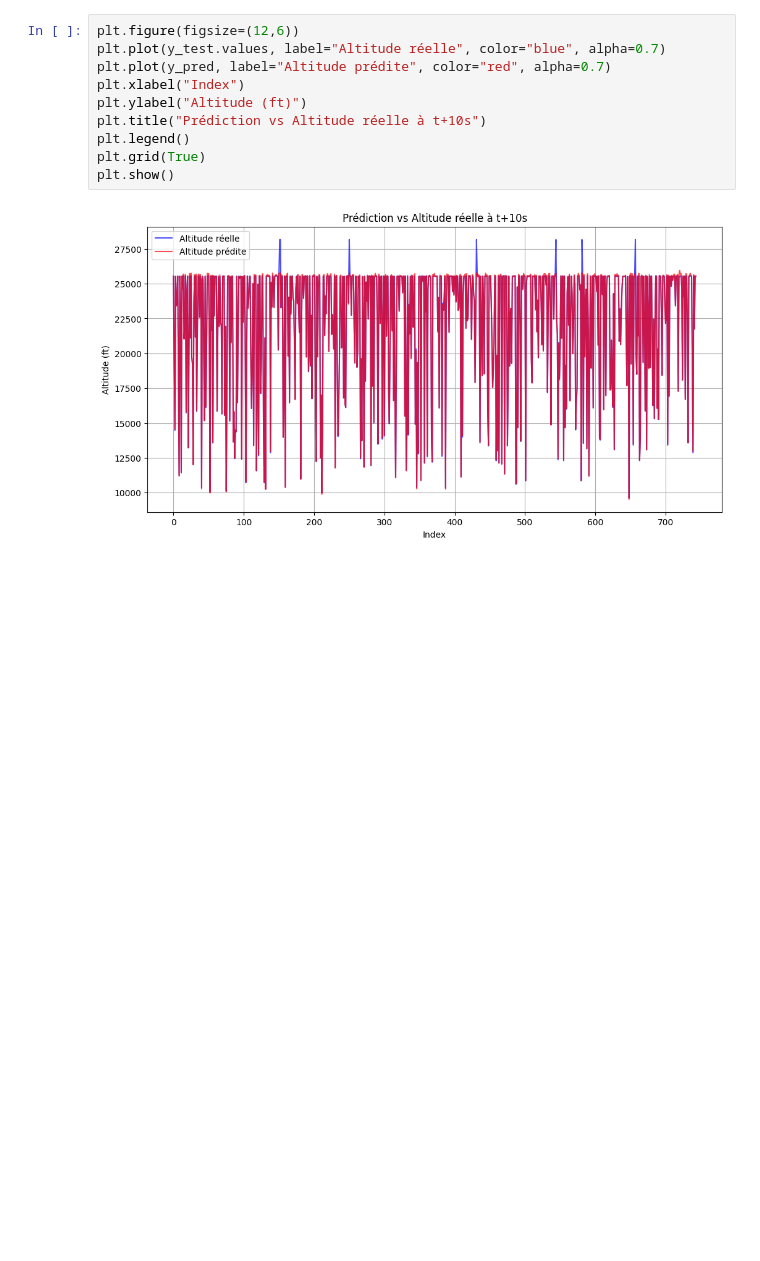
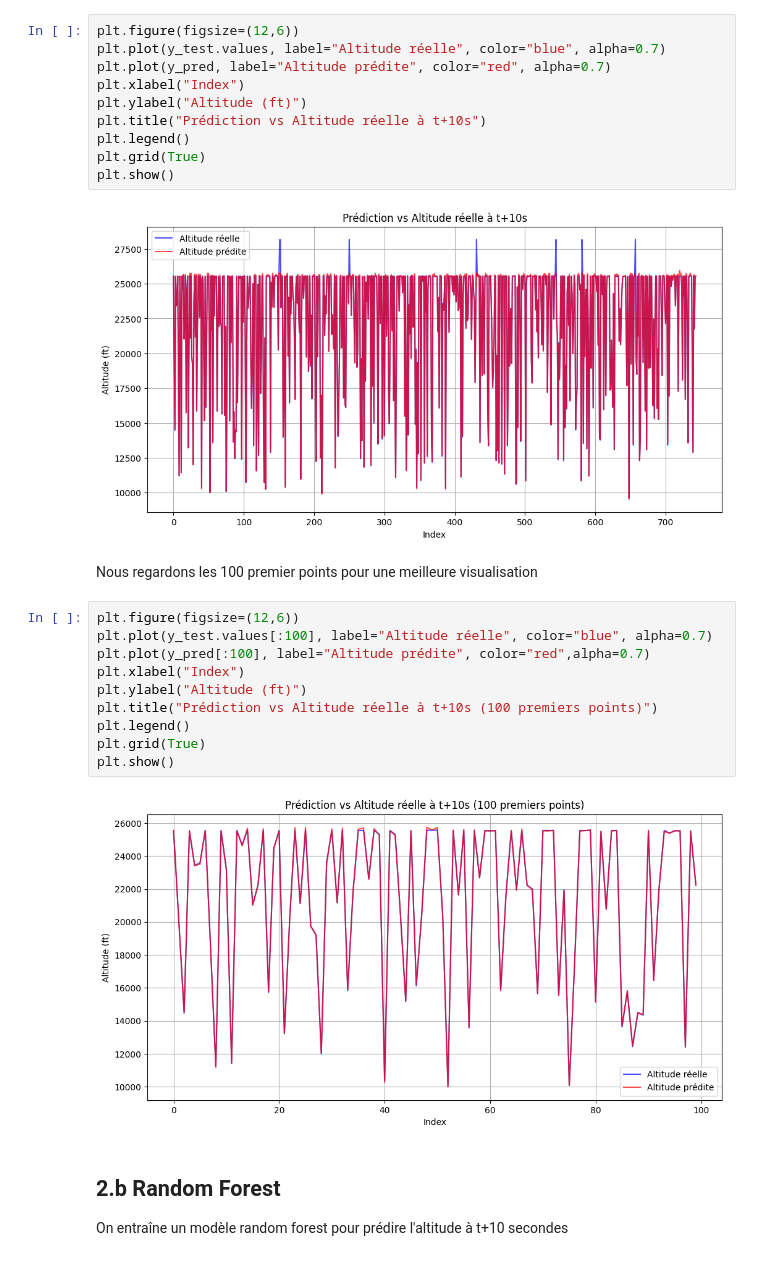
Before and after one commit to MGentieu/Data_analytics_aircraft_messages, a Jupyter notebook: TP2/TP2_analyse.ipynb, the cells around one changed output. Drawn from its saved outputs; the diff is of its cells as text; blank space fills up the shorter version.

Commit message:
Random Forest TP2

```diff
--- a/TP2/TP2_analyse.ipynb
+++ b/TP2/TP2_analyse.ipynb
@@ -543,3 +544,21 @@ plt.grid(True)
 plt.show()
 # %% [output]
 [figure]
+# %% [markdown]
+Nous regardons les 100 premier points pour une meilleure visualisation
+# %%
+plt.figure(figsize=(12,6))
+plt.plot(y_test.values[:100], label="Altitude réelle", color="blue", alpha=0.7)
+plt.plot(y_pred[:100], label="Altitude prédite", color="red",alpha=0.7)
+plt.xlabel("Index")
+plt.ylabel("Altitude (ft)")
+plt.title("Prédiction vs Altitude réelle à t+10s (100 premiers points)")
+plt.legend()
+plt.grid(True)
+plt.show()
+# %% [output]
+[figure, added]
+# %% [markdown]
+## 2.b Random Forest
+
+On entraîne un modèle random forest pour prédire l'altitude à t+10 secondes
```
Also changed, not shown: parts of 7 cells of this notebook.
